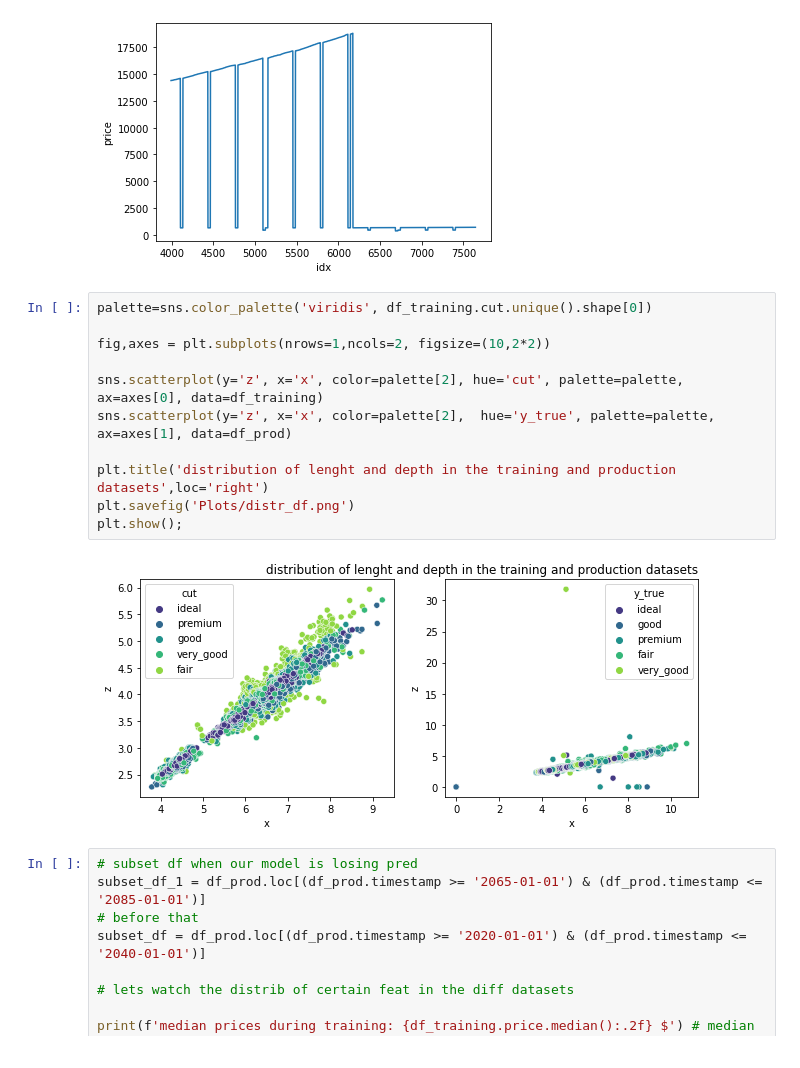
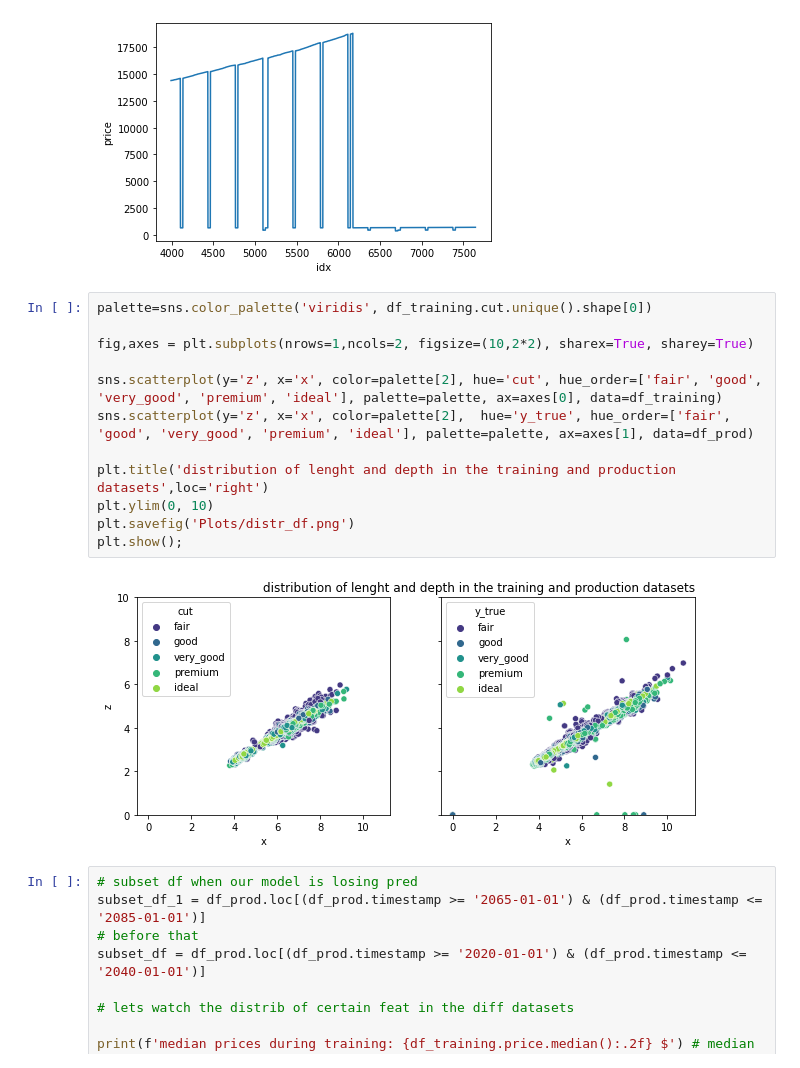
Before and after one commit to ieXLnc/Diamonds_data, a Jupyter notebook: Diamonds Analyse data.ipynb, the cells around one changed output. Drawn from its saved outputs; the diff is of its cells as text.

```diff
--- a/Diamonds Analyse data.ipynb
+++ b/Diamonds Analyse data.ipynb
@@ -144,16 +144,17 @@ plt.show()
 # %%
 palette=sns.color_palette('viridis', df_training.cut.unique().shape[0])
 
-fig,axes = plt.subplots(nrows=1,ncols=2, figsize=(10,2*2))
+fig,axes = plt.subplots(nrows=1,ncols=2, figsize=(10,2*2), sharex=True, sharey=True)
 
-sns.scatterplot(y='z', x='x', color=palette[2], hue='cut', palette=palette, ax=axes[0], data=df_training)
-sns.scatterplot(y='z', x='x', color=palette[2],  hue='y_true', palette=palette, ax=axes[1], data=df_prod)
+sns.scatterplot(y='z', x='x', color=palette[2], hue='cut', hue_order=['fair', 'good', 'very_good', 'premium', 'ideal'], palette=palette, ax=axes[0], data=df_training)
+sns.scatterplot(y='z', x='x', color=palette[2],  hue='y_true', hue_order=['fair', 'good', 'very_good', 'premium', 'ideal'], palette=palette, ax=axes[1], data=df_prod)
 
 plt.title('distribution of lenght and depth in the training and production datasets',loc='right')
+plt.ylim(0, 10)
 plt.savefig('Plots/distr_df.png')
 plt.show();
 # %% [output]
-[figure, old version]
+[figure, new version]
 # %%
 # subset df when our model is losing pred
 subset_df_1 = df_prod.loc[(df_prod.timestamp >= '2065-01-01') & (df_prod.timestamp <= '2085-01-01')]
```
Also changed, not shown: parts of 2 cells of this notebook.
